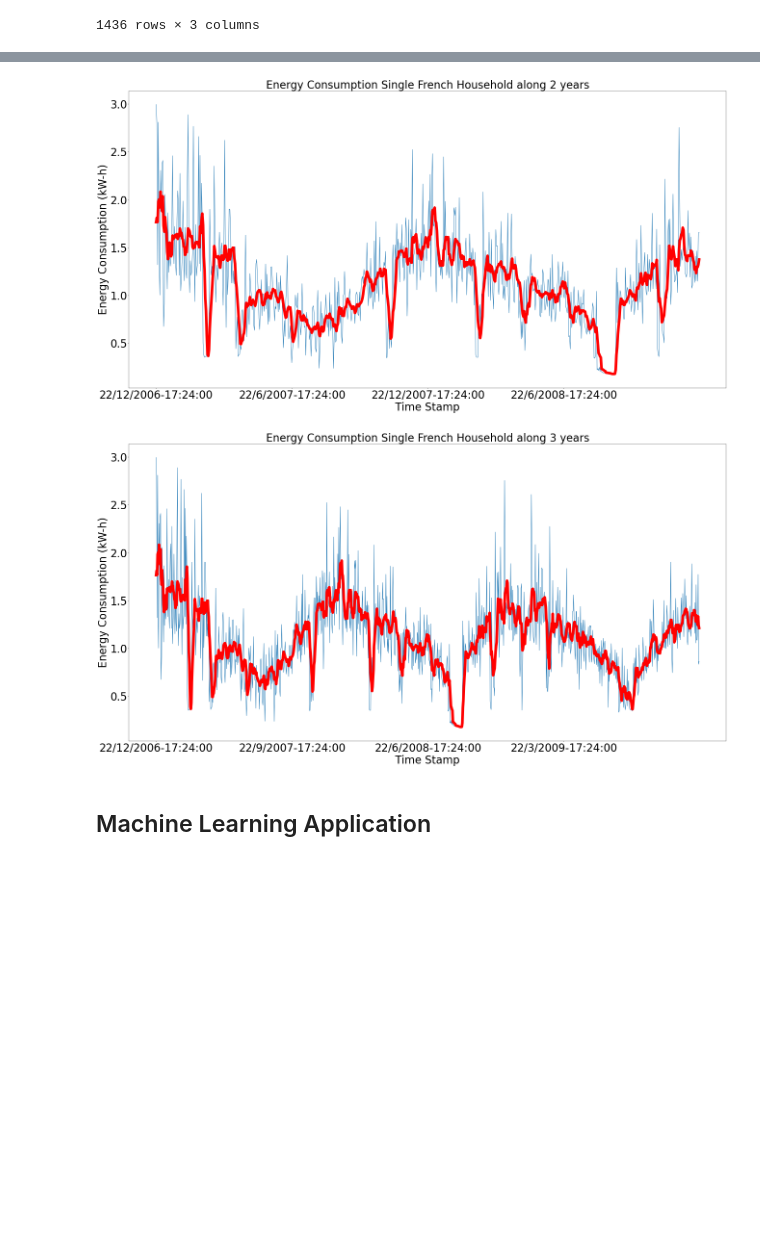
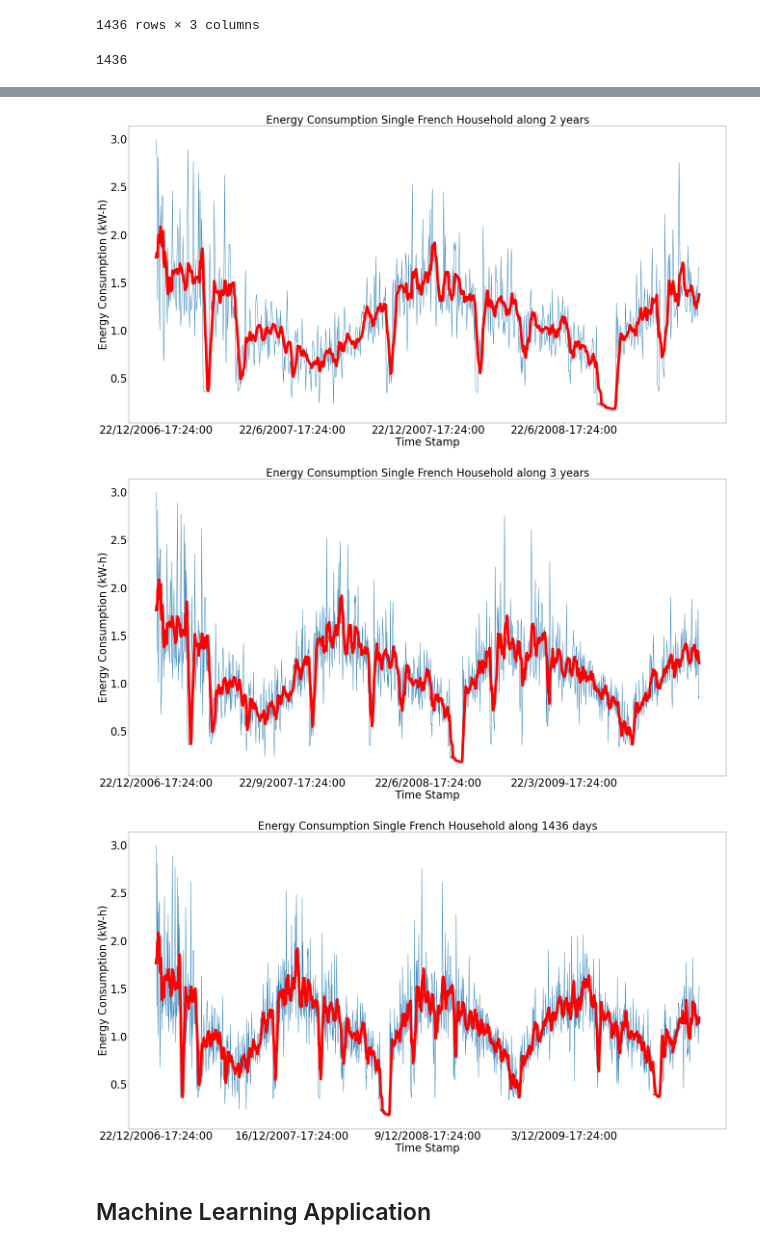
Before and after one commit to Alfredo-Vargas/ml-playground, a Jupyter notebook: household-electric-consumption/notebooks/single-household.ipynb, the cells around one changed output, grey strips where cells are left out. Saved outputs shown, nothing was run; the diff lists cells and outputs as text; code cells hidden in the pictures; blank space fills up the shorter version.

```diff
--- a/household-electric-consumption/notebooks/single-household.ipynb
+++ b/household-electric-consumption/notebooks/single-household.ipynb
@@ -289,19 +289,23 @@ def rolling_effect(n_points, given_data):
 # %%
 # Energy Consumption of a month, year, two years, three years
 n_month = 30
 n_one_year = 365
 n_two_years = 365*2
 n_three_years = 365*3
+print(len(processed_data))
 
 rolling_effect(n_month, processed_data)
 rolling_effect(n_one_year, processed_data)
 rolling_effect(n_two_years, processed_data)
 rolling_effect(n_three_years, processed_data)
+rolling_effect(len(processed_data), processed_data)
 # %% [output]
+1436
 [figure]
 [figure]
 [figure]
 [figure]
+[figure, added]
 # %% [markdown]
 ## Machine Learning Application
 # %%
```
Also changed, not shown: parts of 11 cells of this notebook, 2 other files.
